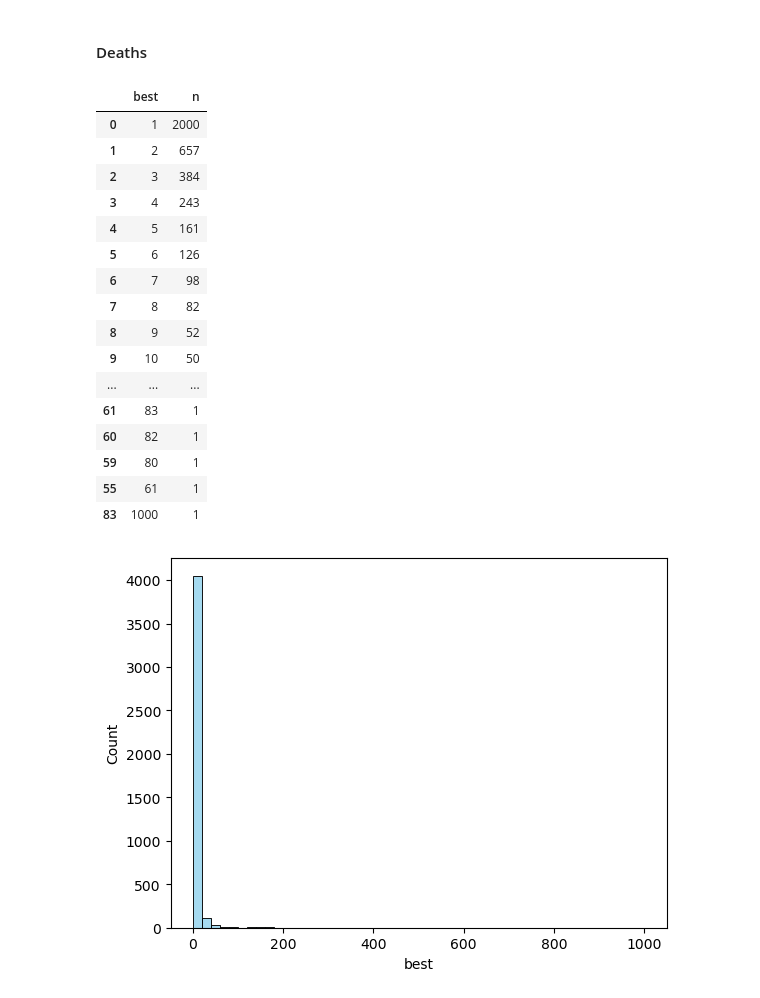
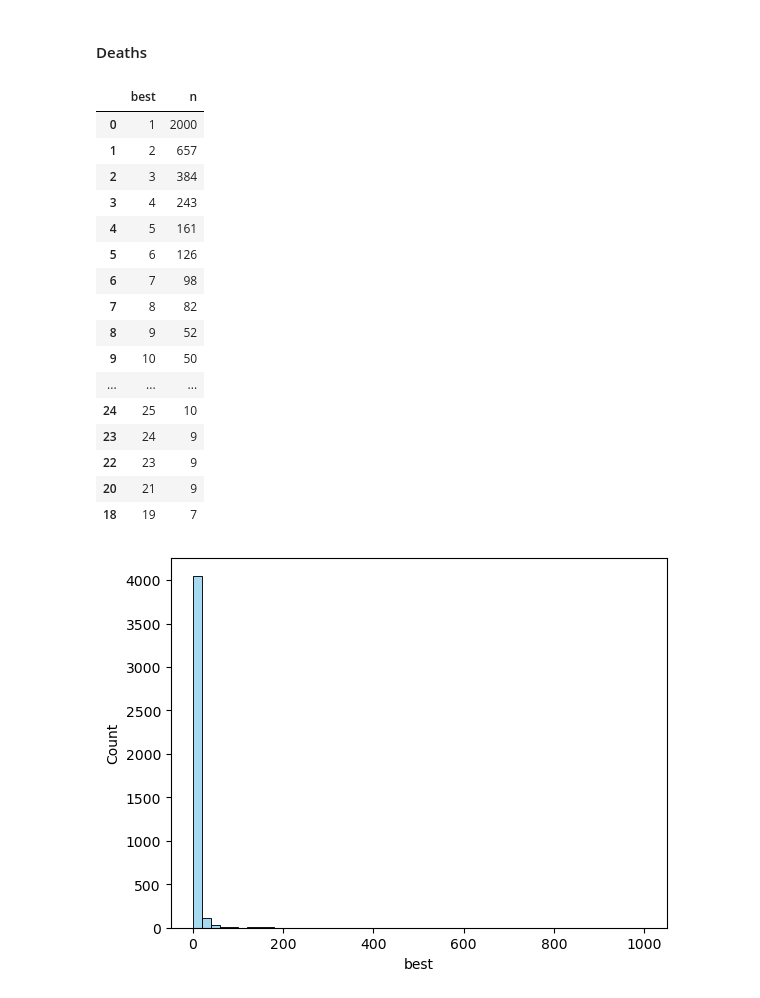
Before and after one commit to samuelco1997/Portfolio, a Jupyter notebook: Classifying Election Violence using ML in Python/DSII_FinalProject_Exploratory Data Analysis.ipynb, the cells around one changed output. Cells and saved outputs as stored; diff of their text form; code cells hidden in the pictures.

```diff
--- a/Classifying Election Violence using ML in Python/DSII_FinalProject_Exploratory Data Analysis.ipynb
+++ b/Classifying Election Violence using ML in Python/DSII_FinalProject_Exploratory Data Analysis.ipynb
@@ -21,7 +21,8 @@ from sklearn.tree import DecisionTreeClassifier
 from sklearn.preprocessing import LabelEncoder
 
 # Reading in data
-deco_clean = pd.read_csv("./deco_clean.csv")
+deco_clean = pd.read_csv("./Data/deco_clean.csv") # Cleaned data
+deco = pd.read_csv("./Data/DECO_v.1.0.csv") # Raw data
 
 
 ## Display all columns
@@ -191,25 +198,25 @@ total_deaths_plot.set_xticklabels(total_deaths_plot.get_xticklabels(), rotation=
 #### Deaths
 # %%
 # counts of deaths by count bin
-count_by(deco_clean, "best")
+count_by(deco_clean, "best")[:25] # top 25
 # %% [output]
 |  | best | n |
 | 0 | 1 | 2000 |
 | 1 | 2 | 657 |
 | 2 | 3 | 384 |
 | 3 | 4 | 243 |
 | 4 | 5 | 161 |
 | 5 | 6 | 126 |
 | 6 | 7 | 98 |
 | 7 | 8 | 82 |
 | 8 | 9 | 52 |
 | 9 | 10 | 50 |
 | ... | ... | ... |
-| 61 | 83 | 1 |
-| 60 | 82 | 1 |
-| 59 | 80 | 1 |
-| 55 | 61 | 1 |
-| 83 | 1000 | 1 |
+| 24 | 25 | 10 |
+| 23 | 24 | 9 |
+| 22 | 23 | 9 |
+| 20 | 21 | 9 |
+| 18 | 19 | 7 |
 # %%
 create_histogram(deco_clean[deco_clean["best"]>=1], "best", 50)
 # %% [output]
```
Also changed, not shown: parts of 12 cells of this notebook, 7 other files.
